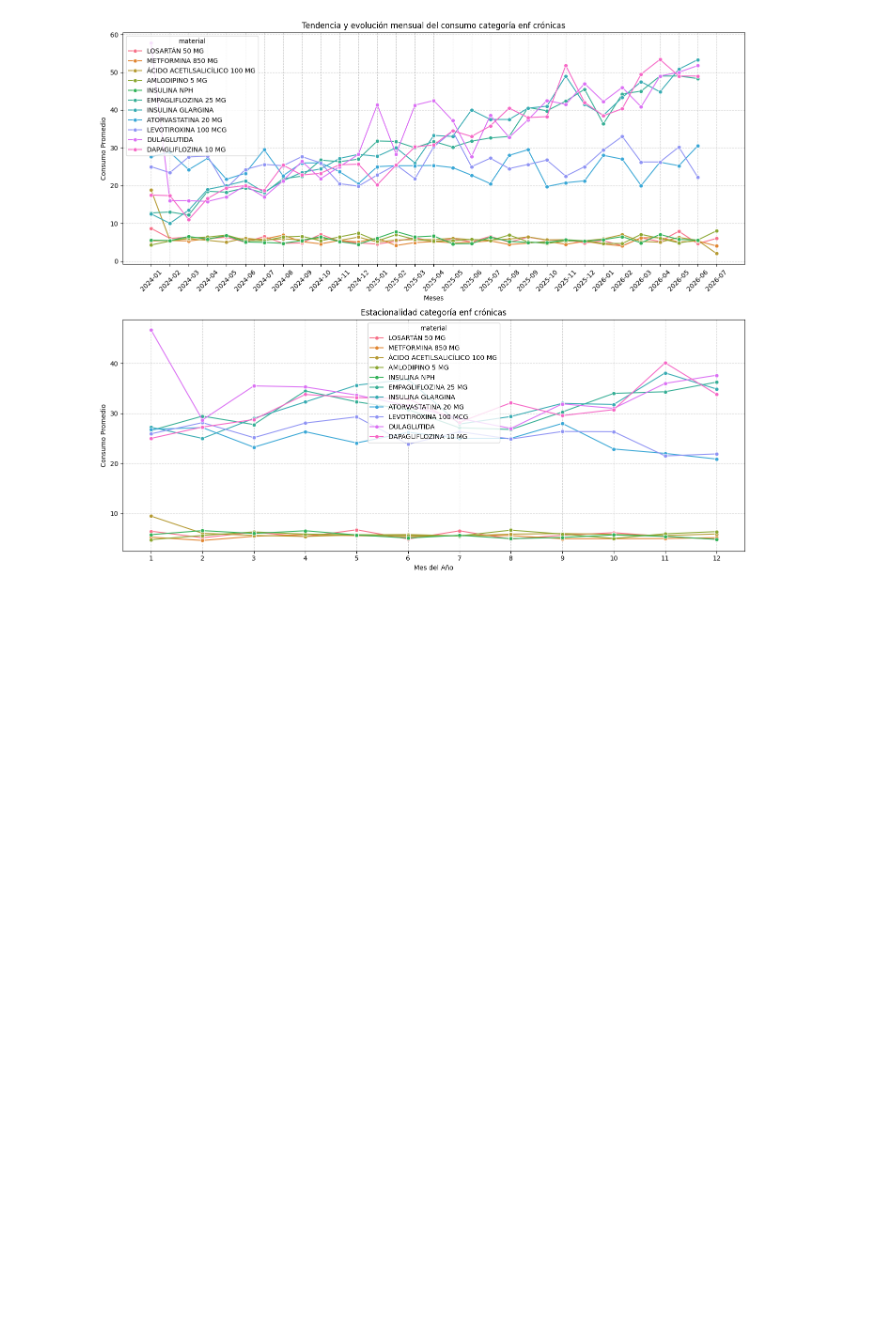
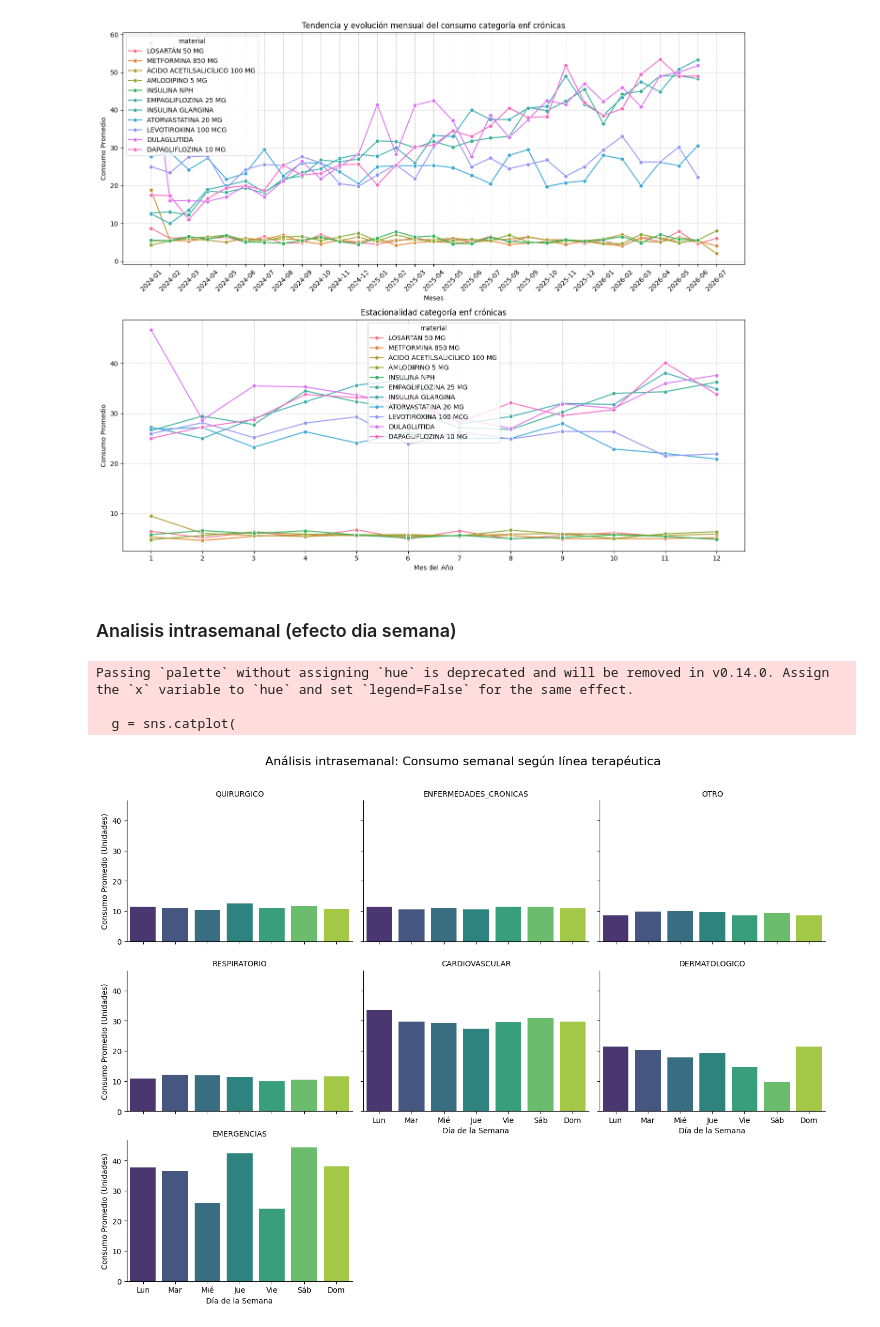
Before and after one commit to challengeCnbst/challenge-cnbast, a Jupyter notebook: notebooks/eda.ipynb, the cells around one changed output. Cells and saved outputs as stored; diff of their text form; code cells hidden in the pictures; blank space fills up the shorter version.

Commit message:
feat: agregar análisis exploratorio efecto dia de semanaa

```diff
--- a/notebooks/eda.ipynb
+++ b/notebooks/eda.ipynb
@@ -185,3 +185,38 @@ plt.tight_layout()
 plt.show()
 # %% [output]
 [figure]
+# %% [markdown]
+### Analisis intrasemanal (efecto dia semana)
+# %%
+# Analisis intrasemanal (efecto dia de la semana)
+
+# Configurar la variable del día de la semana (0=Lunes, 6=Domingo)
+consumo_enriquecido['dia_semana'] = consumo_enriquecido['fecha'].dt.dayofweek
+
+# Gráfico facetado por línea terapéutica
+g = sns.catplot(
+    data=consumo_enriquecido,
+    x='dia_semana',
+    y='cantidad',
+    col='linea_terapeutica',
+    col_wrap=3,
+    kind='bar',
+    palette='viridis',
+    errorbar=None,
+    height=3.5,
+    aspect=1.3
+)
+
+# Configurar etiquetas para el eje X
+g.set_xticklabels(['Lun', 'Mar', 'Mié', 'Jue', 'Vie', 'Sáb', 'Dom'])
+g.set_titles("{col_name}")
+g.set_axis_labels("Día de la Semana", "Consumo Promedio (Unidades)")
+
+plt.subplots_adjust(top=0.9)
+g.fig.suptitle("Análisis intrasemanal: Consumo semanal según línea terapéutica", fontsize=16)
+plt.show()
+# %% [output]
+Passing `palette` without assigning `hue` is deprecated and will be removed in v0.14.0. Assign the `x` variable to `hue` and set `legend=False` for the same effect.
+
+  g = sns.catplot(
+[figure, added]
```
Also changed, not shown: parts of 1 cell of this notebook.
